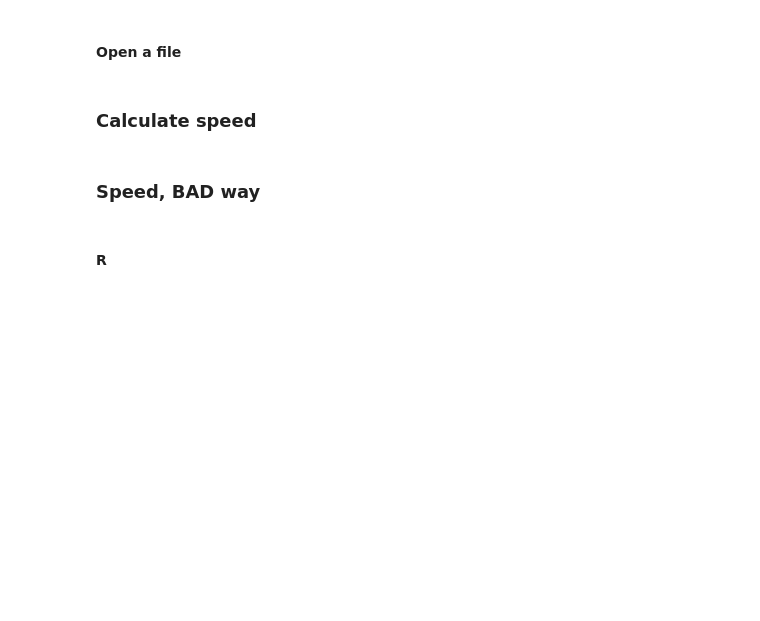
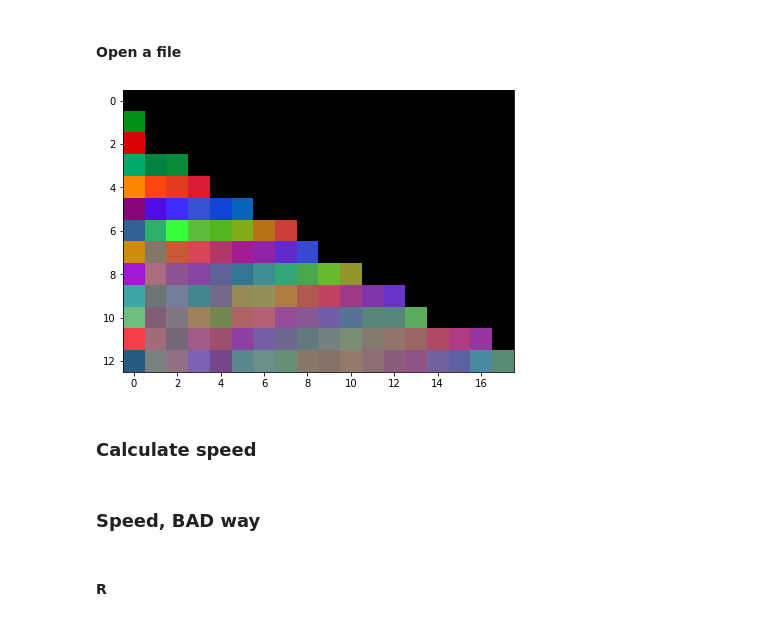
Before and after one commit to RudgeLab/SpatialOscillator, a Jupyter notebook: Analysis/Radial_avg_fluo.ipynb, the cells around one changed output. Saved outputs shown, nothing was run; the diff lists cells and outputs as text; code cells hidden in the pictures; blank space fills up the shorter version.

```diff
--- a/Analysis/Radial_avg_fluo.ipynb
+++ b/Analysis/Radial_avg_fluo.ipynb
@@ -117,7 +202,9 @@ kymo[:,:,1] = (vals-vals.min()) / (vals.max()-vals.min())
 vals = kymo[:,:,2]
 kymo[:,:,2] = (vals-vals.min()) / (vals.max()-vals.min())
 # %%
-plt.imshow(kymo[idx,:,:]);
+plt.imshow(kymo);
+# %% [output]
+[figure, added]
 # %% [markdown]
 ### Calculate speed
 # %%
```
Also changed, not shown: parts of 12 cells of this notebook, 24 other files.
